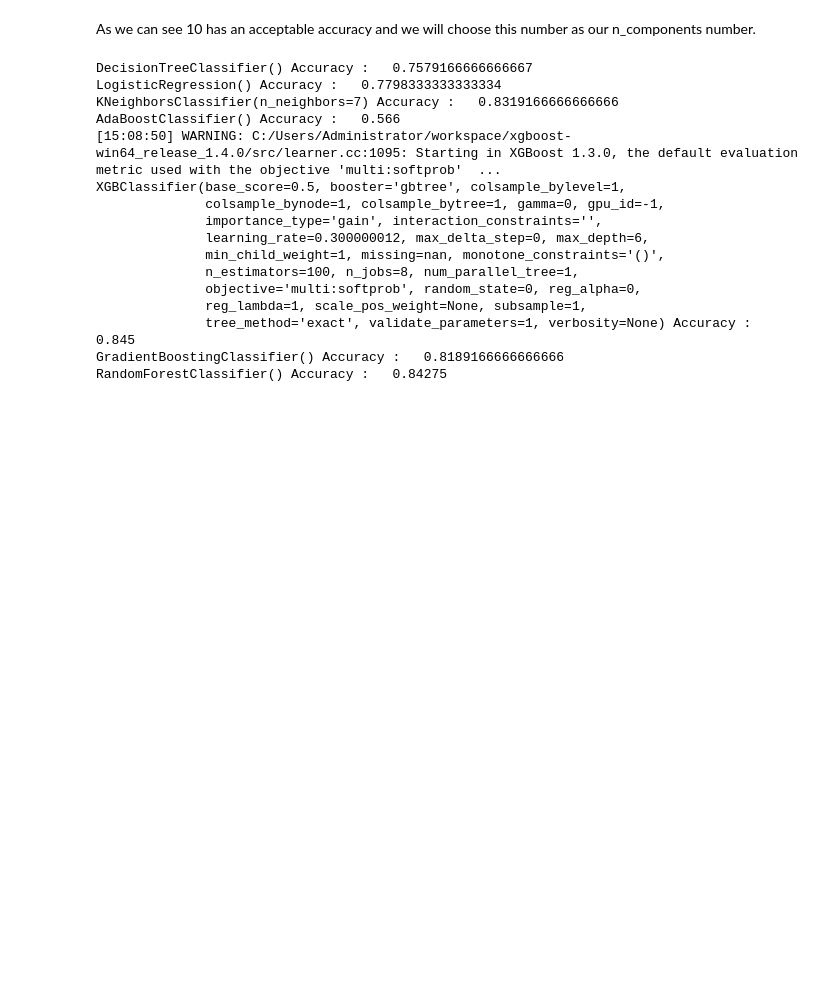
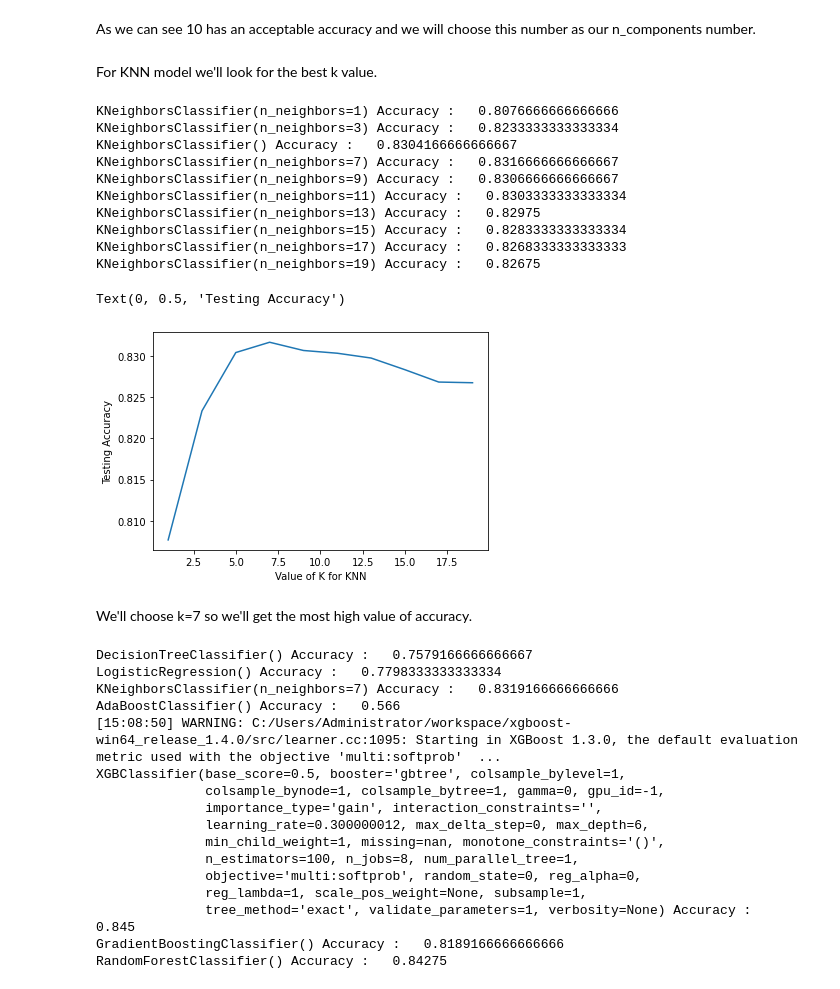
Before and after one commit to Esther-Bi/Data-Simulation-Semester-B-2021-Final-Project, a Jupyter notebook: Notebook 2 - FMNIST.ipynb, the cells around one changed output. Drawn from its saved outputs; the diff is of its cells as text; code cells hidden in the pictures; blank space fills up the shorter version.

Commit message:
k value for KNN

```diff
--- a/Notebook 2 - FMNIST.ipynb
+++ b/Notebook 2 - FMNIST.ipynb
@@ -306,6 +306,33 @@ def PiplineScore10(model):
     pipeline_model.fit(X_train, y_train)
     print(model , "Accuracy :  " , pipeline_model.score(X_test, y_test))
     return pipeline_model.score(X_test, y_test)
+# %% [markdown]
+For KNN model we'll look for the best k value.
+# %%
+k_range = list(range(1, 20, 2))
+scores = []
+for k in k_range:
+    score = PiplineScore10(KNeighborsClassifier(n_neighbors=k))
+    scores.append(score)
+
+plt.plot(k_range, scores)
+plt.xlabel('Value of K for KNN')
+plt.ylabel('Testing Accuracy')
+# %% [output]
+KNeighborsClassifier(n_neighbors=1) Accuracy :   0.8076666666666666
+KNeighborsClassifier(n_neighbors=3) Accuracy :   0.8233333333333334
+KNeighborsClassifier() Accuracy :   0.8304166666666667
+KNeighborsClassifier(n_neighbors=7) Accuracy :   0.8316666666666667
+KNeighborsClassifier(n_neighbors=9) Accuracy :   0.8306666666666667
+KNeighborsClassifier(n_neighbors=11) Accuracy :   0.8303333333333334
+KNeighborsClassifier(n_neighbors=13) Accuracy :   0.82975
+KNeighborsClassifier(n_neighbors=15) Accuracy :   0.8283333333333334
+KNeighborsClassifier(n_neighbors=17) Accuracy :   0.8268333333333333
+KNeighborsClassifier(n_neighbors=19) Accuracy :   0.82675
+Text(0, 0.5, 'Testing Accuracy')
+[figure, added]
+# %% [markdown]
+We'll choose k=7 so we'll get the most high value of accuracy.
 # %%
 PiplineScore10(DecisionTreeClassifier())
 PiplineScore10(LogisticRegression())
```
